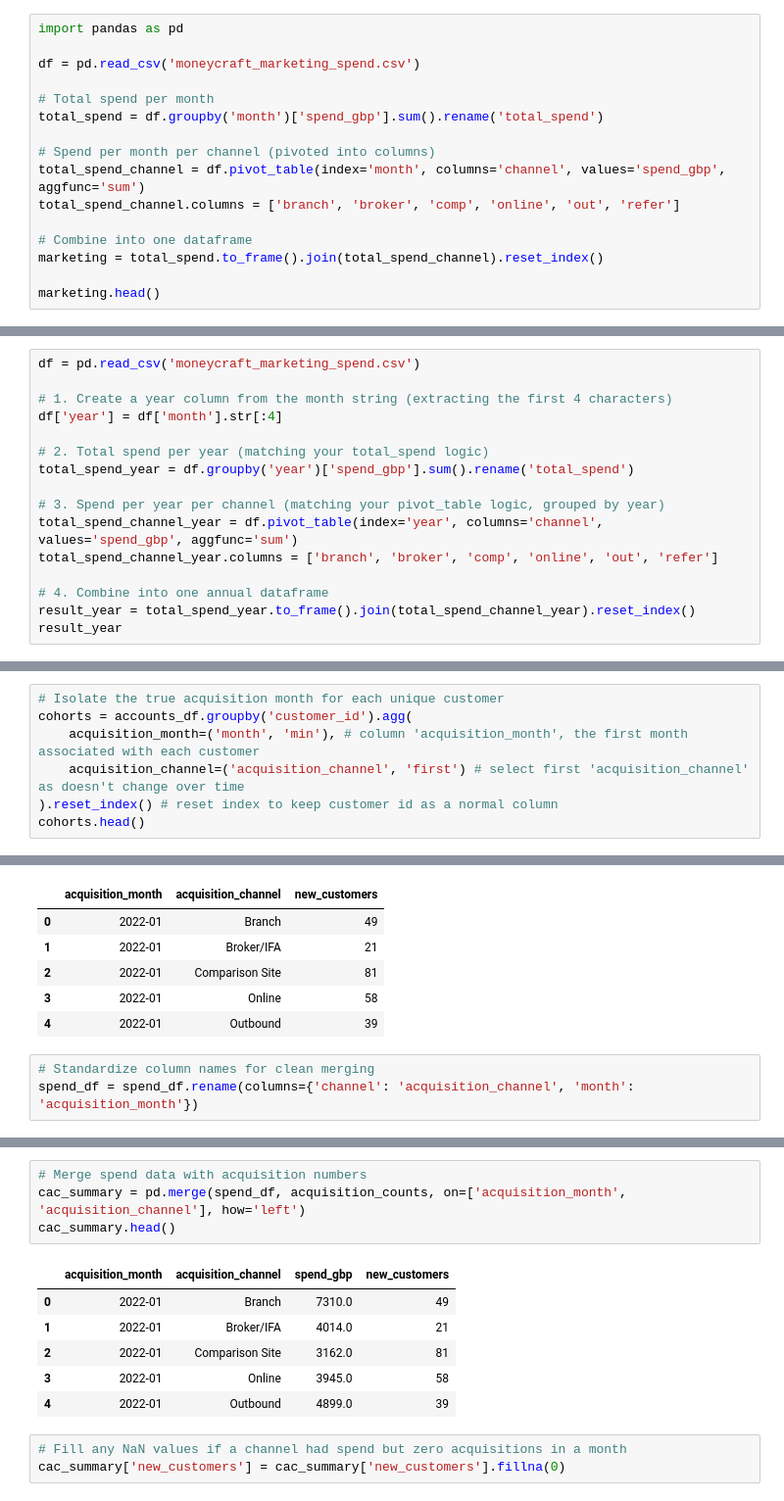
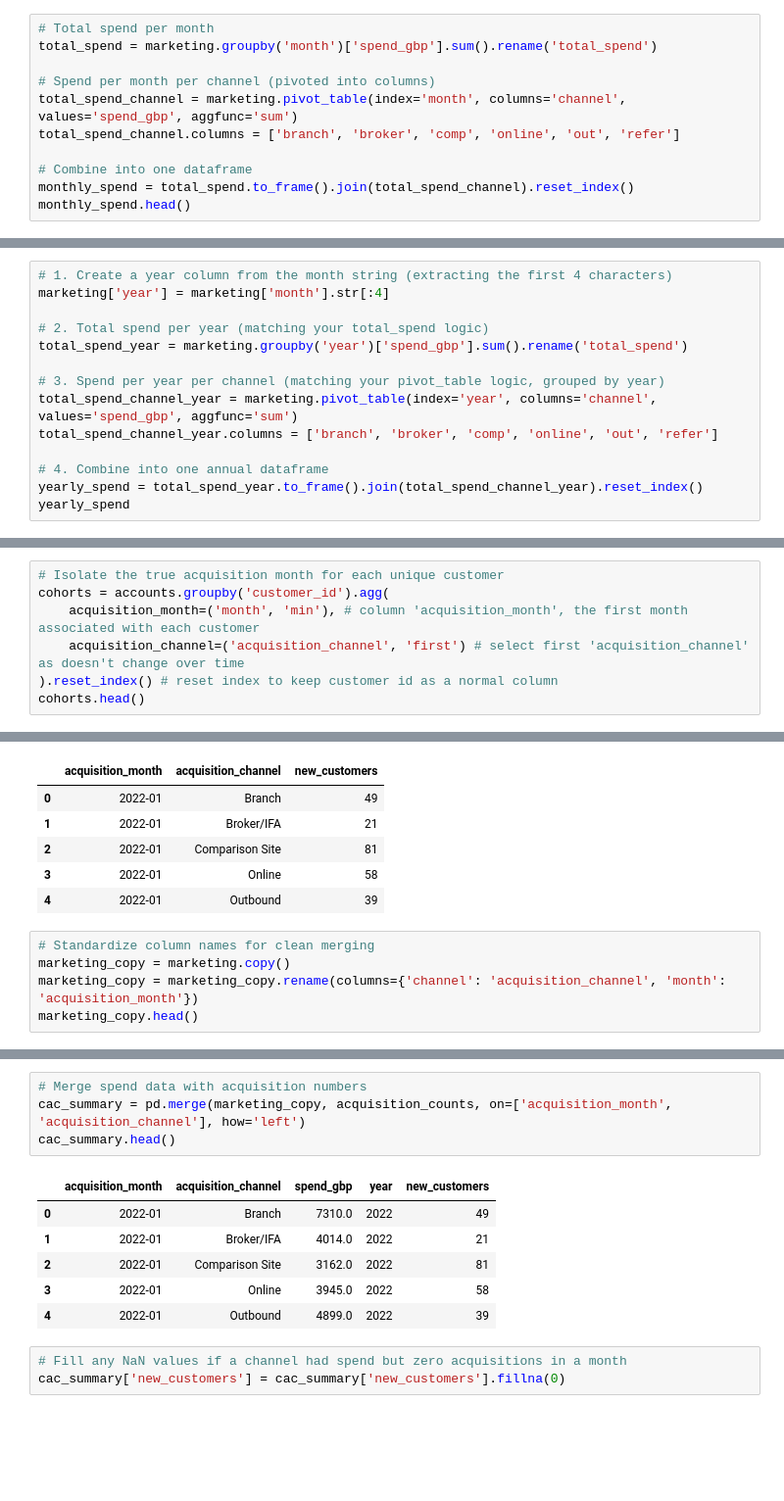
Before and after one commit to geraintmelville/moneycraft_project, a Jupyter notebook: Geraint.ipynb, the cells around one changed output, grey strips where cells are left out. Shown at 98% size. Saved outputs shown, nothing was run; the diff lists cells and outputs as text; blank space fills up the shorter version.

```diff
--- a/Geraint.ipynb
+++ b/Geraint.ipynb
@@ -34,21 +14,16 @@ max_paid = grouped['monthly_fee'].max()
 # %% [markdown]
 ## Total marketing spend / share of marketing spend over time
 # %%
-import pandas as pd
-
-df = pd.read_csv('moneycraft_marketing_spend.csv')
-
 # Total spend per month
-total_spend = df.groupby('month')['spend_gbp'].sum().rename('total_spend')
+total_spend = marketing.groupby('month')['spend_gbp'].sum().rename('total_spend')
 
 # Spend per month per channel (pivoted into columns)
-total_spend_channel = df.pivot_table(index='month', columns='channel', values='spend_gbp', aggfunc='sum')
+total_spend_channel = marketing.pivot_table(index='month', columns='channel', values='spend_gbp', aggfunc='sum')
 total_spend_channel.columns = ['branch', 'broker', 'comp', 'online', 'out', 'refer']
 
 # Combine into one dataframe
-marketing = total_spend.to_frame().join(total_spend_channel).reset_index()
-
-marketing.head()
+monthly_spend = total_spend.to_frame().join(total_spend_channel).reset_index()
+monthly_spend.head()
 # %% [output]
 |  | month | total_spend | branch | broker | comp | online | out | refer |
 | 0 | 2022-01 | 25202.0 | 7310.0 | 4014.0 | 3162.0 | 3945.0 | 4899.0 | 1872.0 |
@@ -82,19 +34,17 @@ result.head()
 # %%
-df = pd.read_csv('moneycraft_marketing_spend.csv')
-
 # 1. Create a year column from the month string (extracting the first 4 characters)
-df['year'] = df['month'].str[:4]
+marketing['year'] = marketing['month'].str[:4]
 
 # 2. Total spend per year (matching your total_spend logic)
-total_spend_year = df.groupby('year')['spend_gbp'].sum().rename('total_spend')
+total_spend_year = marketing.groupby('year')['spend_gbp'].sum().rename('total_spend')
 
 # 3. Spend per year per channel (matching your pivot_table logic, grouped by year)
-total_spend_channel_year = df.pivot_table(index='year', columns='channel', values='spend_gbp', aggfunc='sum')
+total_spend_channel_year = marketing.pivot_table(index='year', columns='channel', values='spend_gbp', aggfunc='sum')
 total_spend_channel_year.columns = ['branch', 'broker', 'comp', 'online', 'out', 'refer']
 
 # 4. Combine into one annual dataframe
-result_year = total_spend_year.to_frame().join(total_spend_channel_year).reset_index()
-result_year
+yearly_spend = total_spend_year.to_frame().join(total_spend_channel_year).reset_index()
+yearly_spend
 # %% [output]
 |  | year | total_spend | branch | broker | comp | online | out | refer |
 | 0 | 2022 | 347858.0 | 98703.0 | 52102.0 | 45351.0 | 64861.0 | 57854.0 | 28987.0 |
@@ -142,6 +94,6 @@ plt.show()
 # %%
 # Isolate the true acquisition month for each unique customer
-cohorts = accounts_df.groupby('customer_id').agg(
+cohorts = accounts.groupby('customer_id').agg(
     acquisition_month=('month', 'min'), # column 'acquisition_month', the first month associated with each customer
     acquisition_channel=('acquisition_channel', 'first') # select first 'acquisition_channel' as doesn't change over time
 ).reset_index() # reset index to keep customer id as a normal column
@@ -166,4 +118,6 @@ acquisition_counts.head()
 | 4 | 2022-01 | Outbound | 39 |
 # %%
 # Standardize column names for clean merging
-spend_df = spend_df.rename(columns={'channel': 'acquisition_channel', 'month': 'acquisition_month'})
+marketing_copy = marketing.copy()
+marketing_copy = marketing_copy.rename(columns={'channel': 'acquisition_channel', 'month': 'acquisition_month'})
+marketing_copy.head()
@@ -170,14 +131,14 @@ spend_df = spend_df.rename(columns={'channel': 'acquisition_channel', 'month': '
 # %%
 # Merge spend data with acquisition numbers
-cac_summary = pd.merge(spend_df, acquisition_counts, on=['acquisition_month', 'acquisition_channel'], how='left')
+cac_summary = pd.merge(marketing_copy, acquisition_counts, on=['acquisition_month', 'acquisition_channel'], how='left')
 cac_summary.head()
 # %% [output]
-|  | acquisition_month | acquisition_channel | spend_gbp | new_customers |
-| 0 | 2022-01 | Branch | 7310.0 | 49 |
-| 1 | 2022-01 | Broker/IFA | 4014.0 | 21 |
-| 2 | 2022-01 | Comparison Site | 3162.0 | 81 |
-| 3 | 2022-01 | Online | 3945.0 | 58 |
-| 4 | 2022-01 | Outbound | 4899.0 | 39 |
+|  | acquisition_month | acquisition_channel | spend_gbp | year | new_customers |
+| 0 | 2022-01 | Branch | 7310.0 | 2022 | 49 |
+| 1 | 2022-01 | Broker/IFA | 4014.0 | 2022 | 21 |
+| 2 | 2022-01 | Comparison Site | 3162.0 | 2022 | 81 |
+| 3 | 2022-01 | Online | 3945.0 | 2022 | 58 |
+| 4 | 2022-01 | Outbound | 4899.0 | 2022 | 39 |
 # %%
 # Fill any NaN values if a channel had spend but zero acquisitions in a month
 cac_summary['new_customers'] = cac_summary['new_customers'].fillna(0)
```
Also changed, not shown: parts of 24 cells of this notebook, 1 other file.
